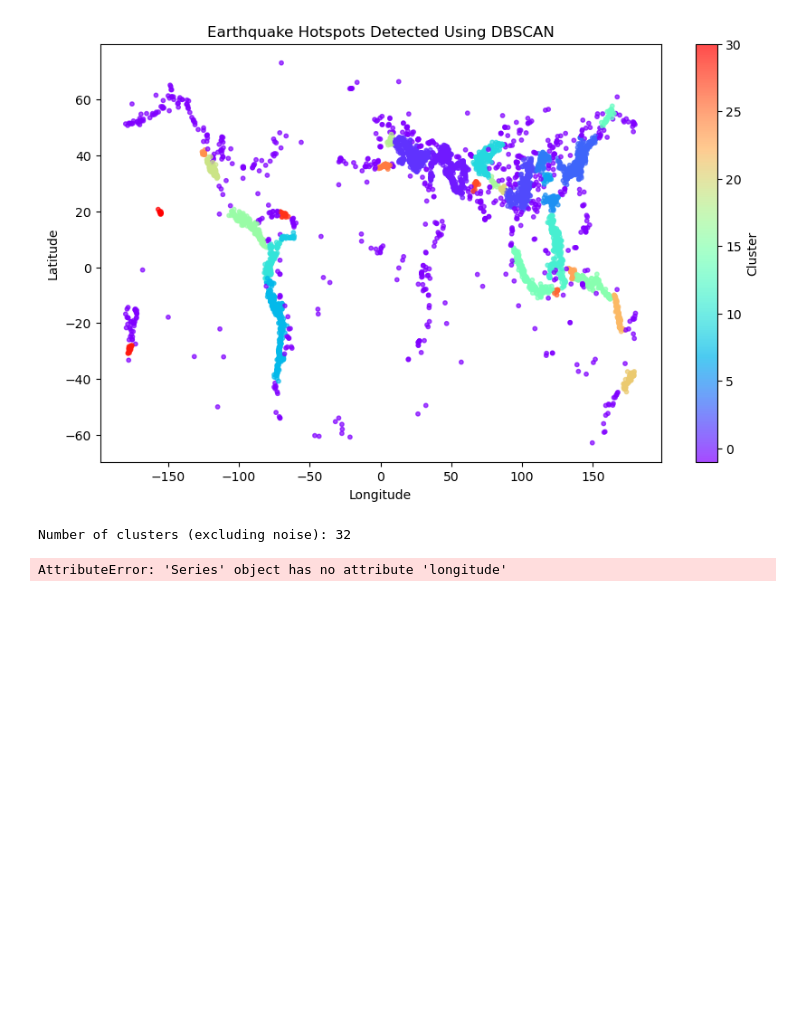
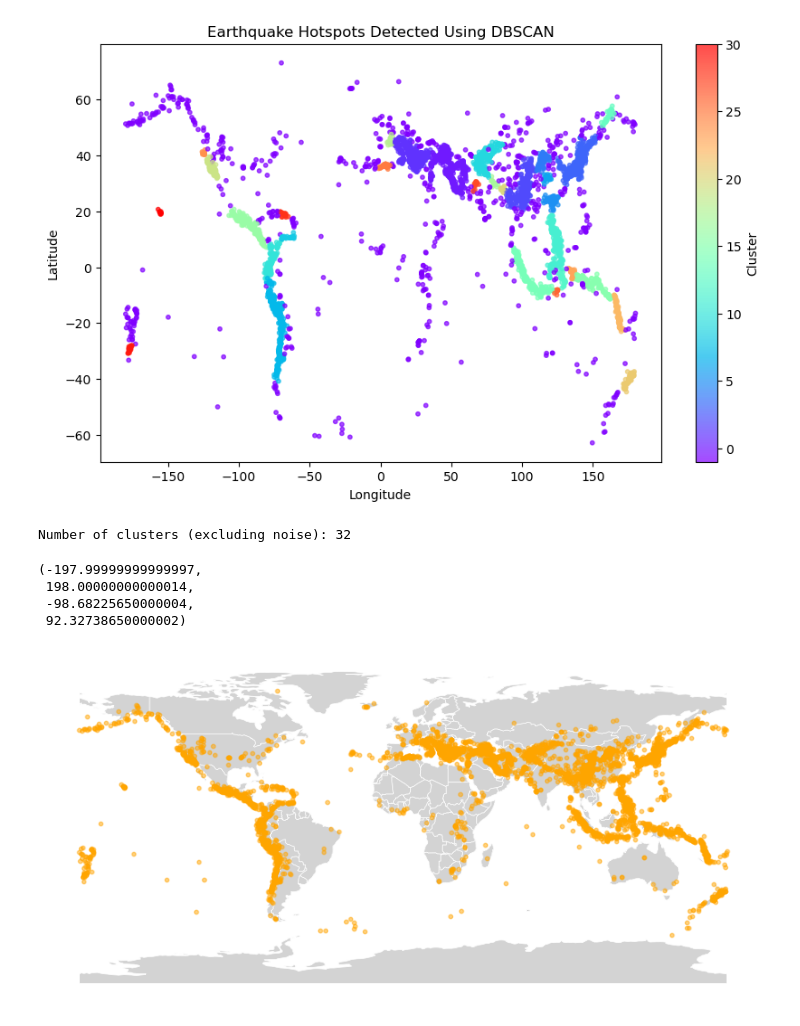
Before and after one commit to Hu9o73/P4DS_Earthquakes, a Jupyter notebook: partiel.ipynb, the cells around one changed output. Drawn from its saved outputs; the diff is of its cells as text; code cells hidden in the pictures; blank space fills up the shorter version.

```diff
--- a/partiel.ipynb
+++ b/partiel.ipynb
@@ -392,14 +421,23 @@ Number of clusters (excluding noise): 32
 # %%
 import geopandas
 from shapely.geometry import Point
 
 def make_point(row):
-    return Point(row.longitude, row.latitude)
+    return Point(row.Longitude, row.Latitude)
 
-points = data.apply(make_point, axis=1)
+map_data = data[["Latitude", "Longitude", "Magnitude_Category"]].copy(deep=True)
+points = map_data.apply(make_point, axis=1)
 
-equake_point = geopandas.GeoDataFrame(data, geometry=points)
+equake_points = geopandas.GeoDataFrame(map_data, geometry=points)
 
-equake_point.head()
+countries = geopandas.read_file('countries_shp/ne_110m_admin_0_countries.shp')
+
+map = countries.plot(color='lightgrey', linewidth=0.5, edgecolor='white', figsize=(15,5))
+equake_points.plot(markersize=10, color='orange', alpha=0.5, ax=map)
+map.axis('off')
 # %% [output]
-AttributeError: 'Series' object has no attribute 'longitude'
+(-197.99999999999997,
+ 198.00000000000014,
+ -98.68225650000004,
+ 92.32738650000002)
+[figure, added]
```
Also changed, not shown: parts of 4 cells of this notebook, 7 other files.
